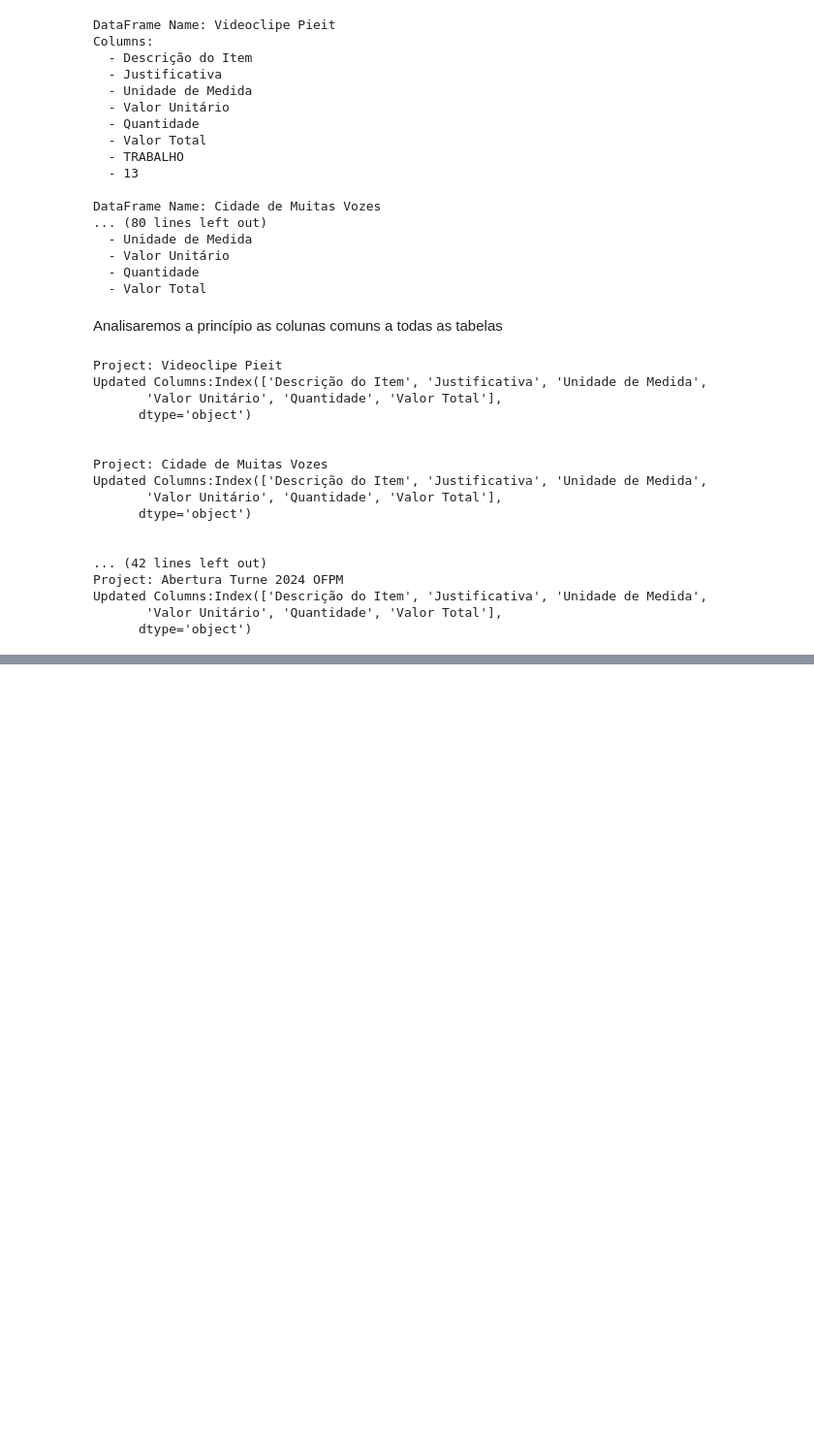
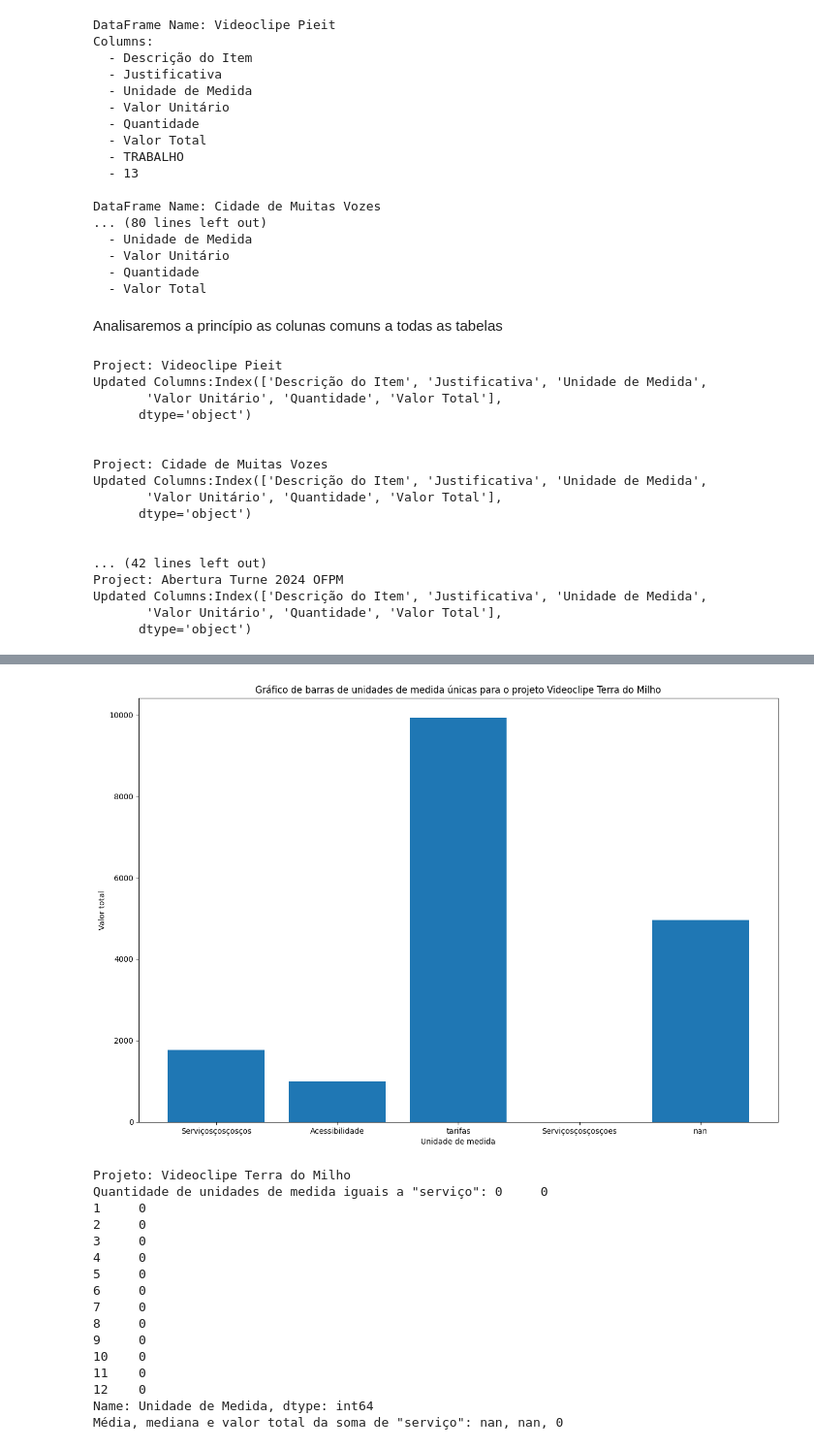
Before and after one commit to alandgmendes/analises_facilitadora, a Jupyter notebook: analise_facilitadora.ipynb, the cells around one changed output, grey strips where cells are left out. Shown at 97% size. Saved outputs shown, nothing was run; the diff lists cells and outputs as text; code cells hidden in the pictures; blank space fills up the shorter version.

```diff
--- a/analise_facilitadora.ipynb
+++ b/analise_facilitadora.ipynb
@@ -357,0 +302,62 @@ Value of 'Serviço' items: 10914
+# %%
+
+test = dataframesCommon['Videoclipe Terra do Milho']
+def generate_project_charts(df):
+
+    # Replace all words starting with "servi" or "Servi" with "Serviços"
+    df['Unidade de Medida'] = df['Unidade de Medida'].str.replace('servi(es)?|Servi', 'Serviços', regex=True, flags=re.IGNORECASE)
+
+
+    # Calculate the total value of each item
+    df['Valor Total'] = df['Valor Unitário'] * df['Quantidade']
+
+    # Calculate the total value of each unit of measure
+    df_unit_values = df.groupby('Unidade de Medida')['Valor Total'].sum()
+
+    # Create a list of unique unit of measures
+    unique_unit_values = df['Unidade de Medida'].unique()
+
+    # Calculate the count of units of measure equal to "serviço"
+    count_service = df['Unidade de Medida'].str.lower().str.count('Serviços')
+
+    # Calculate the mean, median, and total value of "serviço"
+    service_values = df[df['Unidade de Medida'].str.lower().str.contains('Serviços')]['Valor Total']
+    mean_service = service_values.mean()
+    median_service = service_values.median()
+    total_service = service_values.sum()
+
+    # Plot the bar chart
+    plt.figure(figsize=(15, 10))
+    plt.bar(unique_unit_values, df_unit_values)
+    plt.title(f'Gráfico de barras de unidades de medida únicas para o projeto {df.name}')
+    plt.xlabel('Unidade de medida')
+    plt.ylabel('Valor total')
+    plt.show()
+
+    print(f'\nProjeto: {df.name}')
+    print(f'Quantidade de unidades de medida iguais a "serviço": {count_service}')
+    print(f'Média, mediana e valor total da soma de "serviço": {mean_service}, {median_service}, {total_service}')
+
+
+# Example
+test.name = 'Videoclipe Terra do Milho'
+generate_project_charts(test)
+#analyze_dataframe(test)
+# %% [output]
+[figure, added]
+Projeto: Videoclipe Terra do Milho
+Quantidade de unidades de medida iguais a "serviço": 0     0
+1     0
+2     0
+3     0
+4     0
+5     0
+6     0
+7     0
+8     0
+9     0
+10    0
+11    0
+12    0
+Name: Unidade de Medida, dtype: int64
+Média, mediana e valor total da soma de "serviço": nan, nan, 0
```
Also changed, not shown: parts of 2 cells of this notebook.
